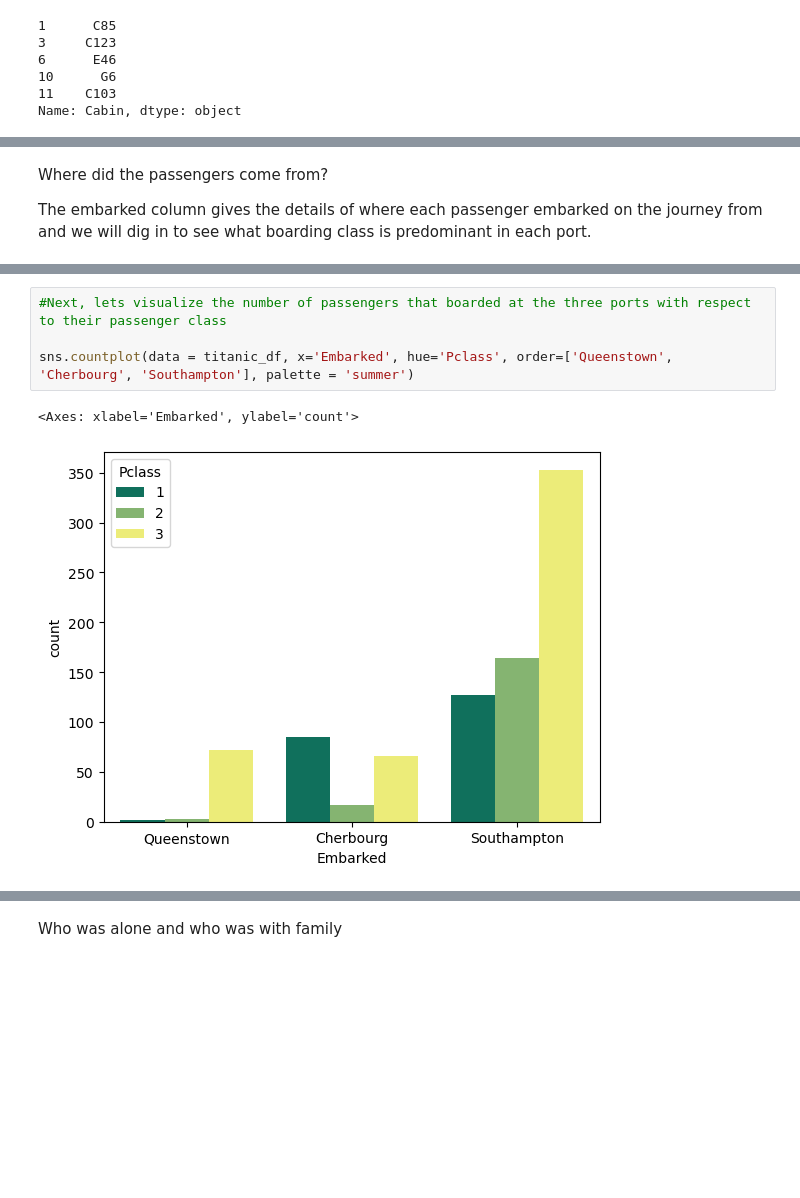
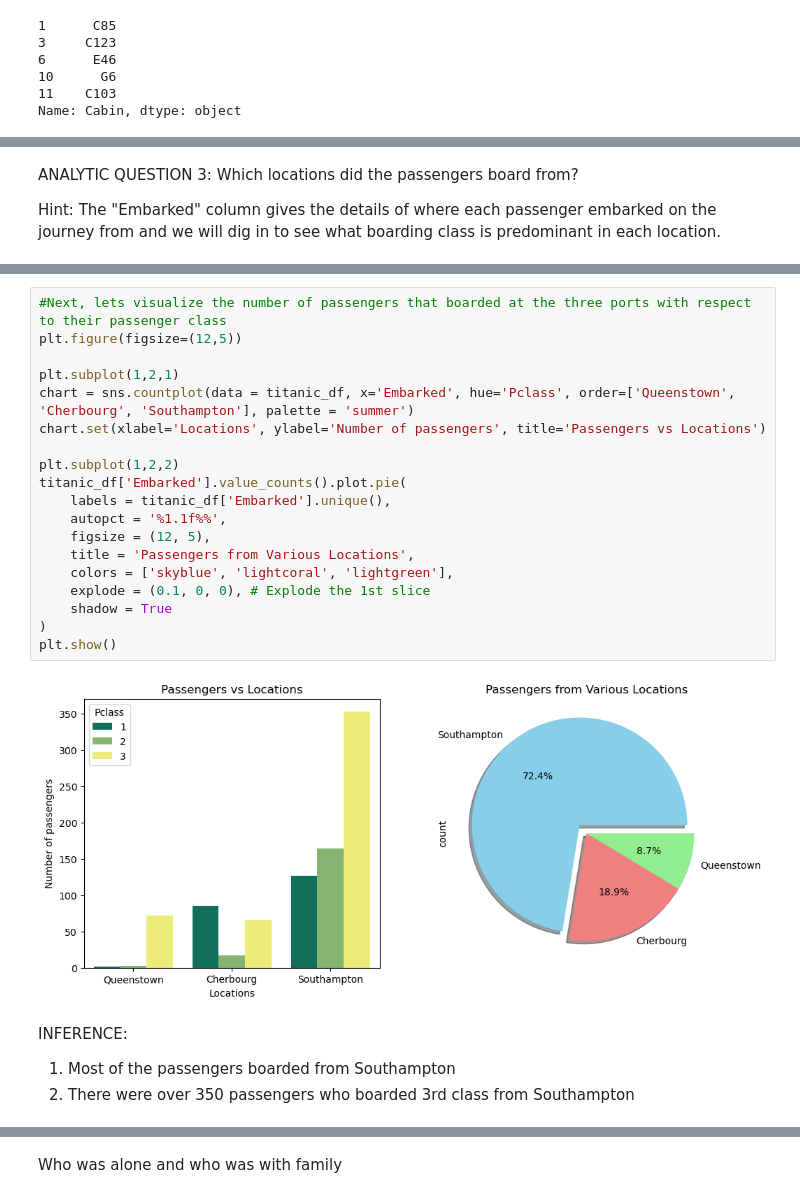
Before and after one commit to Kaycee-code/Data-Project, a Jupyter notebook: Titanic Data Project.ipynb, the cells around one changed output, grey strips where cells are left out. Drawn from its saved outputs; the diff is of its cells as text; blank space fills up the shorter version.

```diff
--- a/Titanic Data Project.ipynb
+++ b/Titanic Data Project.ipynb
@@ -191,8 +234,10 @@ sns.countplot(data = cabin_df, x=a, hue=a, palette = 'summer')
 # %% [markdown]
-Where did the passengers come from?
+ANALYTIC QUESTION 3:
+Which locations did the passengers board from?
 
-The embarked column gives the details of where each passenger embarked on the journey from
-and we will dig in to see what boarding class is predominant in each port.
+
+Hint: The "Embarked" column gives the details of where each passenger embarked on the journey from
+and we will dig in to see what boarding class is predominant in each location.
 # %%
 #First, lets replace the Q, S, C in the Embarked column with the full city name.
 
@@ -207,8 +252,26 @@ titanic_df.head()
 | 4 | 5 | 0 | 3 | Allen, Mr. William Henry | male | 35.0 | 0 | 0 | 373450 | 8.0500 | ... |
 # %%
 #Next, lets visualize the number of passengers that boarded at the three ports with respect to their passenger class
+plt.figure(figsize=(12,5))
 
-sns.countplot(data = titanic_df, x='Embarked', hue='Pclass', order=['Queenstown', 'Cherbourg', 'Southampton'], palette = 'summer')
+plt.subplot(1,2,1)
+chart = sns.countplot(data = titanic_df, x='Embarked', hue='Pclass', order=['Queenstown', 'Cherbourg', 'Southampton'], palette = 'summer')
+chart.set(xlabel='Locations', ylabel='Number of passengers', title='Passengers vs Locations')
+
+plt.subplot(1,2,2)
+titanic_df['Embarked'].value_counts().plot.pie(
+    labels = titanic_df['Embarked'].unique(),
+    autopct = '%1.1f%%',
+    figsize = (12, 5),
+    title = 'Passengers from Various Locations',
+    colors = ['skyblue', 'lightcoral', 'lightgreen'],
+    explode = (0.1, 0, 0), # Explode the 1st slice
+    shadow = True
+)
+plt.show()
 # %% [output]
-<Axes: xlabel='Embarked', ylabel='count'>
-[figure, old version]
+[figure, new version]
+# %% [markdown]
+INFERENCE:
+1. Most of the passengers boarded from Southampton
+1. There were over 350 passengers who boarded 3rd class from Southampton
```
Also changed, not shown: parts of 14 cells of this notebook.
